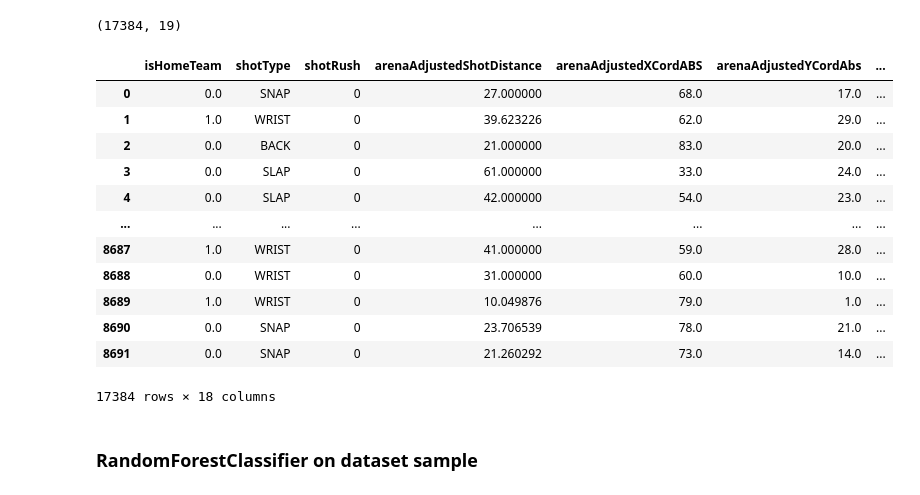
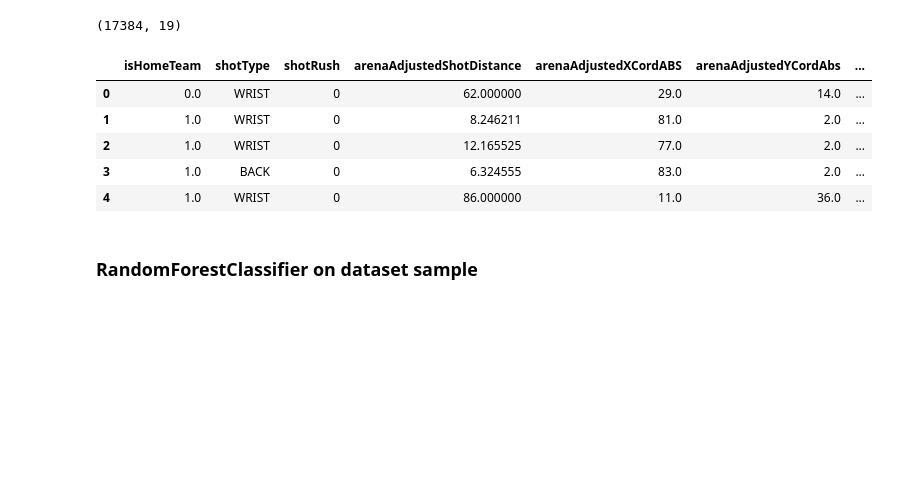
Before and after one commit to jbenasuli/hockey-classification, a Jupyter notebook: NHL-xG-v2.ipynb, the cells around one changed output. Saved outputs shown, nothing was run; the diff lists cells and outputs as text; code cells hidden in the pictures; blank space fills up the shorter version.

```diff
--- a/NHL-xG-v2.ipynb
+++ b/NHL-xG-v2.ipynb
@@ -1180,21 +1241,14 @@ df_sample.shape
 (17384, 19)
 # %%
 df_sample= df_sample.drop('index',1)
-df_sample
+df_sample.head()
 # %% [output]
 |  | isHomeTeam | shotType | shotRush | arenaAdjustedShotDistance | arenaAdjustedXCordABS | arenaAdjustedYCordAbs | ... |
-| 0 | 0.0 | SNAP | 0 | 27.000000 | 68.0 | 17.0 | ... |
-| 1 | 1.0 | WRIST | 0 | 39.623226 | 62.0 | 29.0 | ... |
-| 2 | 0.0 | BACK | 0 | 21.000000 | 83.0 | 20.0 | ... |
-| 3 | 0.0 | SLAP | 0 | 61.000000 | 33.0 | 24.0 | ... |
-| 4 | 0.0 | SLAP | 0 | 42.000000 | 54.0 | 23.0 | ... |
-| ... | ... | ... | ... | ... | ... | ... | ... |
-| 8687 | 1.0 | WRIST | 0 | 41.000000 | 59.0 | 28.0 | ... |
-| 8688 | 0.0 | WRIST | 0 | 31.000000 | 60.0 | 10.0 | ... |
-| 8689 | 1.0 | WRIST | 0 | 10.049876 | 79.0 | 1.0 | ... |
-| 8690 | 0.0 | SNAP | 0 | 23.706539 | 78.0 | 21.0 | ... |
-| 8691 | 0.0 | SNAP | 0 | 21.260292 | 73.0 | 14.0 | ... |
+| 0 | 0.0 | WRIST | 0 | 62.000000 | 29.0 | 14.0 | ... |
+| 1 | 1.0 | WRIST | 0 | 8.246211 | 81.0 | 2.0 | ... |
+| 2 | 1.0 | WRIST | 0 | 12.165525 | 77.0 | 2.0 | ... |
+| 3 | 1.0 | BACK | 0 | 6.324555 | 83.0 | 2.0 | ... |
+| 4 | 1.0 | WRIST | 0 | 86.000000 | 11.0 | 36.0 | ... |
-17384 rows × 18 columns
 # %%
 X_samp = df_sample.drop('goal',1)
 y_samp = df_sample['goal']
```
Also changed, not shown: parts of 31 cells of this notebook, 13 other files.
